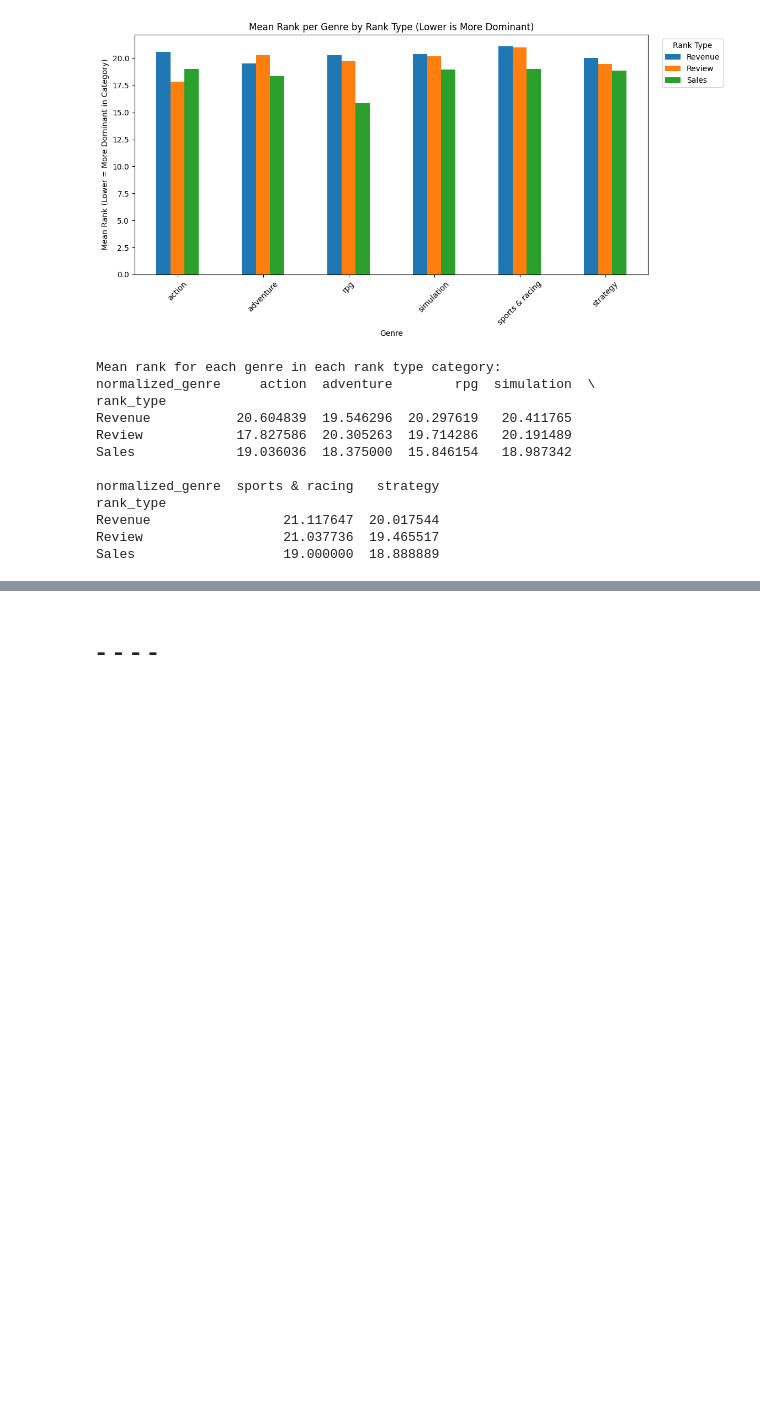
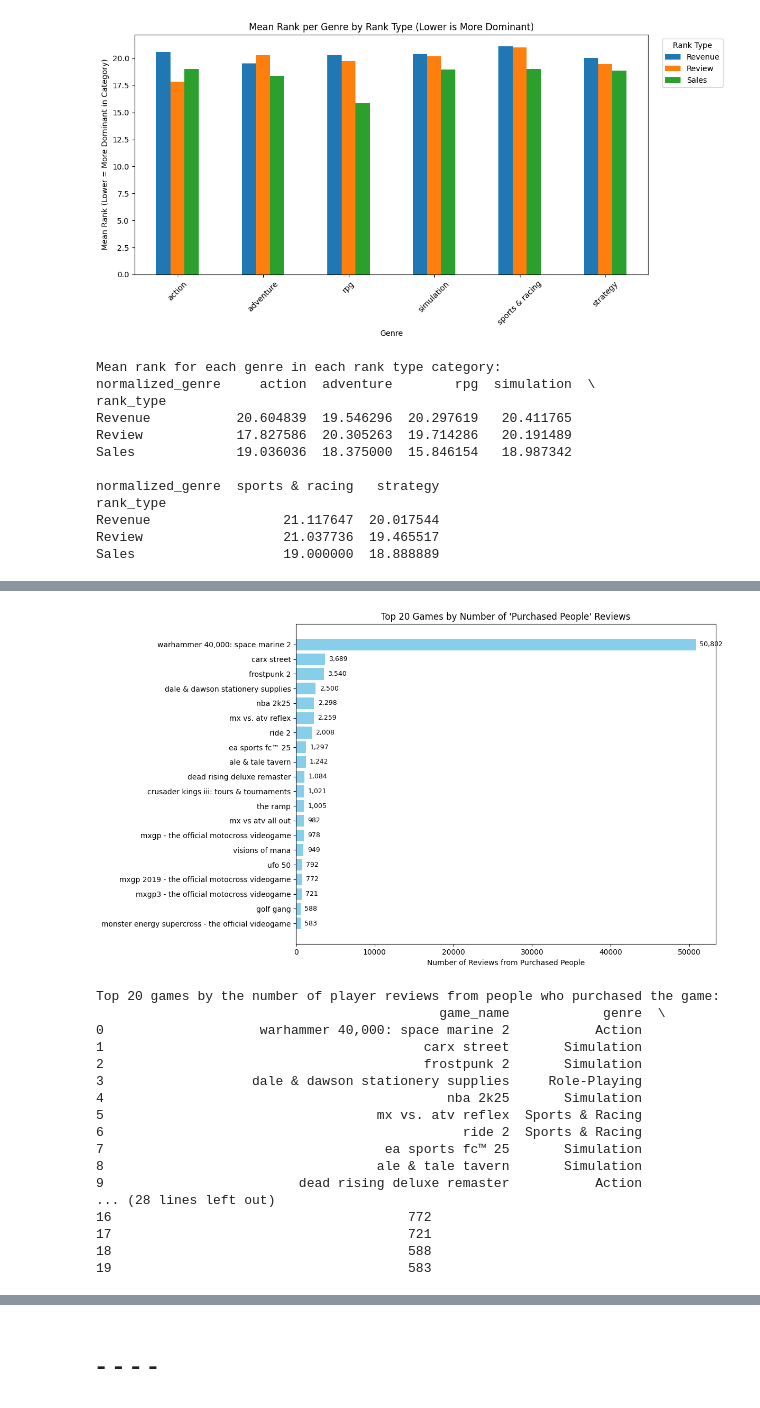
Before and after one commit to OfirBH/Steam_Final_Project, a Jupyter notebook: steam_final_project.ipynb, the cells around one changed output, grey strips where cells are left out. Saved outputs shown, nothing was run; the diff lists cells and outputs as text; code cells hidden in the pictures; blank space fills up the shorter version.

```diff
--- a/steam_final_project.ipynb
+++ b/steam_final_project.ipynb
@@ -1245,0 +1156,54 @@ Index: []
+# %%
+# Visualize the Top 20 Games by "number_of_reviews_from_purchased_people"
+
+# Get a unique table of games. If unique_df exists (unique games), prefer it; otherwise, drop duplicates in final_df.
+try:
+    top_games_df = unique_df.copy()
+except NameError:
+    top_games_df = final_df.drop_duplicates(subset=['game_name']).copy()
+
+# Ensure 'number_of_reviews_from_purchased_people' is numeric, coercing errors to NaN and filling with 0
+top_games_df['number_of_reviews_from_purchased_people'] = pd.to_numeric(
+    top_games_df['number_of_reviews_from_purchased_people'], errors='coerce'
+).fillna(0).astype(int)
+
+# Get the top 20 games by number of purchased reviews
+top20_games = top_games_df.sort_values(
+    'number_of_reviews_from_purchased_people', ascending=False
+).head(20)
+
+plt.figure(figsize=(12,7))
+bars = plt.barh(
+    top20_games['game_name'],
+    top20_games['number_of_reviews_from_purchased_people'],
+    color='skyblue'
+)
+plt.xlabel("Number of Reviews from Purchased People")
+plt.title("Top 20 Games by Number of 'Purchased People' Reviews")
+plt.gca().invert_yaxis()  # Highest at the top
+for i, v in enumerate(top20_games['number_of_reviews_from_purchased_people']):
+    plt.text(v + max(top20_games['number_of_reviews_from_purchased_people']) * 0.01, i, f"{v:,}", va='center', fontsize=9)
+plt.tight_layout()
+plt.show()
+
+print("Top 20 games by the number of player reviews from people who purchased the game:")
+print(top20_games[['game_name', 'genre', 'number_of_reviews_from_purchased_people']].reset_index(drop=True))
+# %% [output]
+[figure, added]
+Top 20 games by the number of player reviews from people who purchased the game:
+                                            game_name            genre  \
+0                    warhammer 40,000: space marine 2           Action
+1                                         carx street       Simulation
+2                                         frostpunk 2       Simulation
+3                   dale & dawson stationery supplies     Role-Playing
+4                                            nba 2k25       Simulation
+5                                   mx vs. atv reflex  Sports & Racing
+6                                              ride 2  Sports & Racing
+7                                    ea sports fc™ 25       Simulation
+8                                   ale & tale tavern       Simulation
+9                         dead rising deluxe remaster           Action
+... (28 lines left out)
+16                                      772
+17                                      721
+18                                      588
+19                                      583
```
Also changed, not shown: parts of 8 cells of this notebook.
